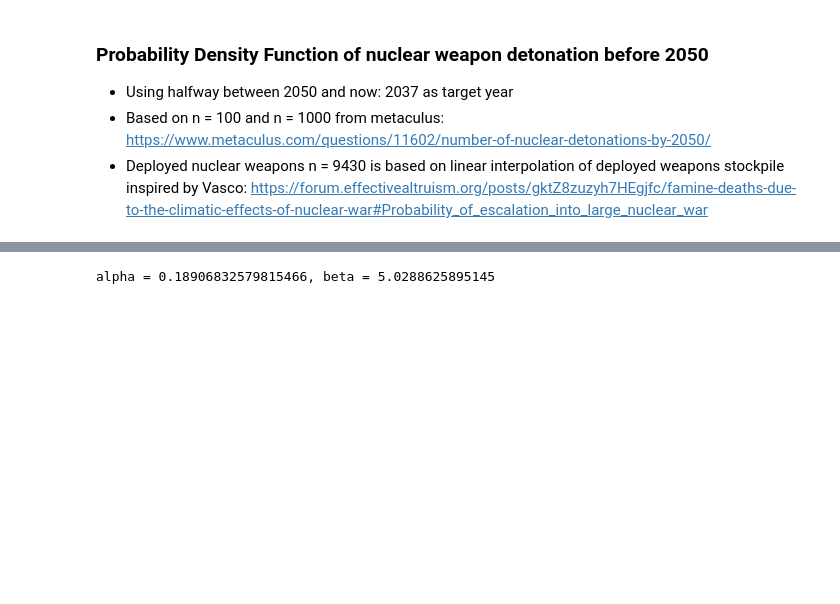
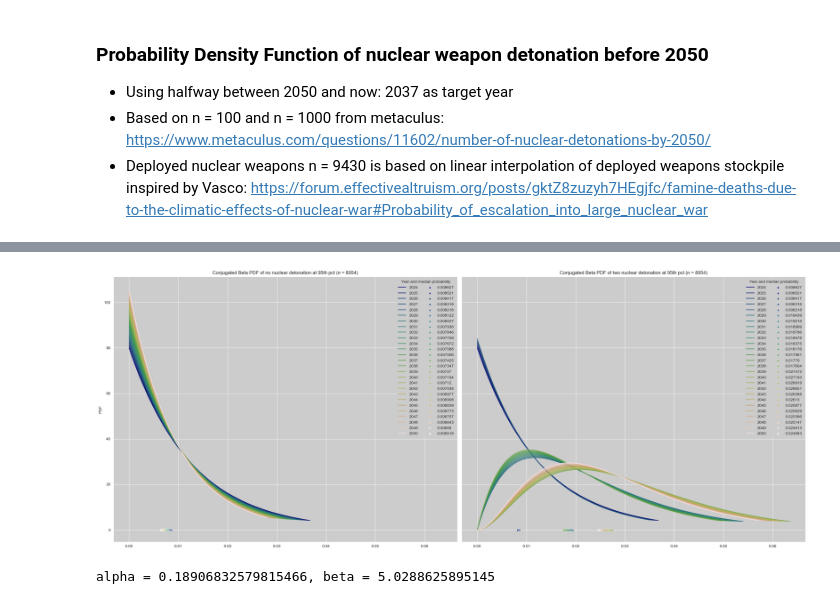
Before and after one commit to chrischank/asrs-trade, a Jupyter notebook: notebooks/P_LargeNuclearWar.ipynb, the cells around one changed output, grey strips where cells are left out. Cells and saved outputs as stored; diff of their text form; code cells hidden in the pictures; blank space fills up the shorter version.

```diff
--- a/notebooks/P_LargeNuclearWar.ipynb
+++ b/notebooks/P_LargeNuclearWar.ipynb
@@ -200,3 +253,29 @@ plt.show()
+# %%
+fig, ax = plt.subplots(1,2, figsize = (25, 10), sharey = True, sharex = True)
+sns.lineplot(data=peace_df, x="linspace", y="PDF", hue="year", palette="gist_earth", ax=ax[0]).set(
+    title="Conjugated Beta PDF of no nuclear detonation at 95th pct (n = 8954)", xlabel = None)
+sns.lineplot(data=two_df, x="linspace", y="PDF", hue="year", palette="gist_earth", ax=ax[1]).set(
+    title="Conjugated Beta PDF of two nuclear detonation at 95th pct (n = 8954)", xlabel = None)
+
+p_betaRound = [np.round(num, 6) for num in peace_beta]
+two_betaRound = [np.round(num, 6) for num in two_beta]
+
+p_order = pd.Series(p_betaRound).astype("str")
+two_order = pd.Series(two_betaRound).astype("str")
+
+sns.scatterplot(x=peace_beta, y=0, hue=p_order, palette="gist_earth", ax=ax[0],
+                legend="full", marker="^")
+sns.scatterplot(x=two_beta, y=0, hue=two_order, palette="gist_earth", ax=ax[1],
+                legend="full", marker="^")
+
+ax[0].legend(title = "Year and median probability", ncol = 2)
+ax[1].legend(title = "Year and median probability", ncol = 2)
+
+fig.tight_layout()
+plt.savefig("../docs/Conj_BetaH01.png")
+plt.show()
+# %% [output]
+[figure, added]
 # %%
 def objective_function(params, x1, x2, p1, p2):
     alpha, beta_ = params
```
Also changed, not shown: parts of 6 cells of this notebook, 5 other files.
